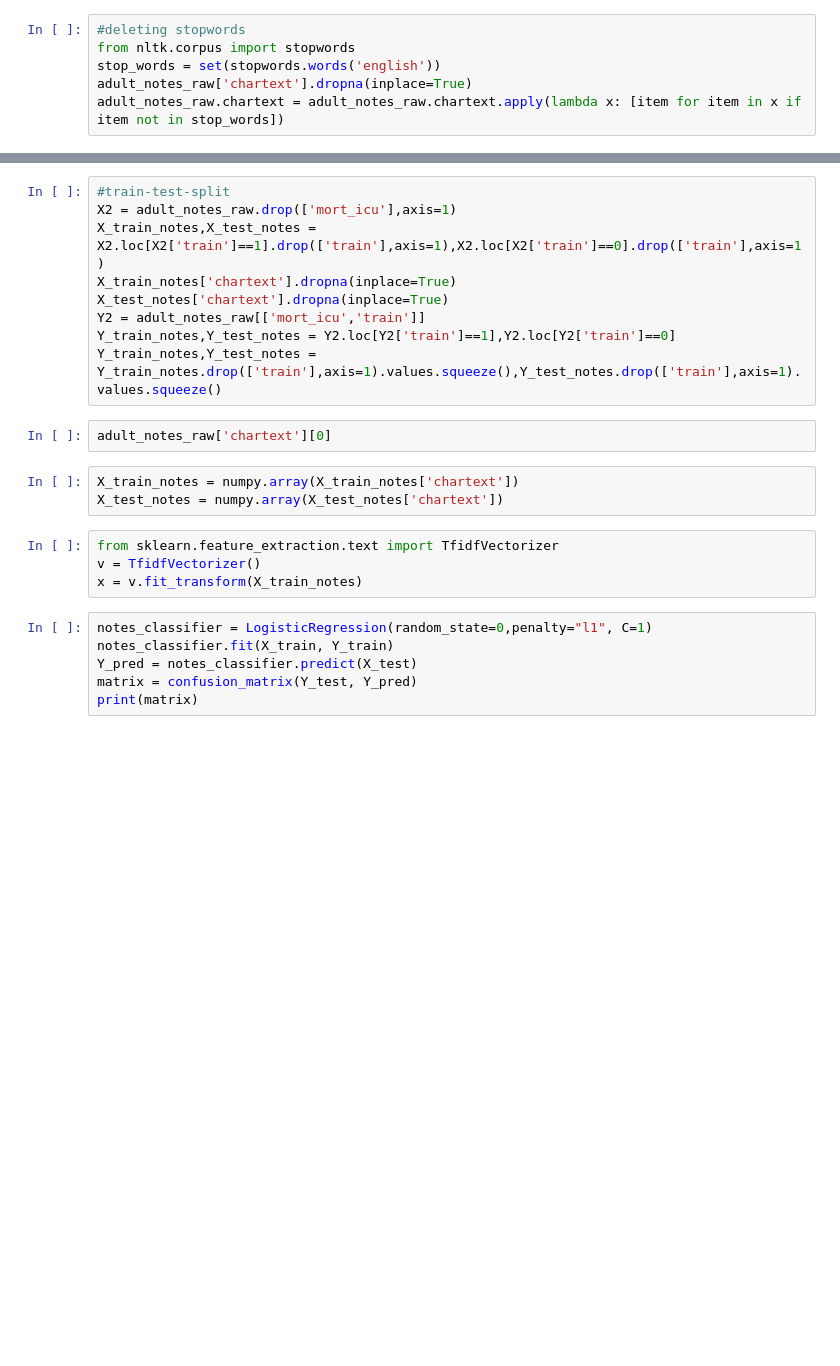
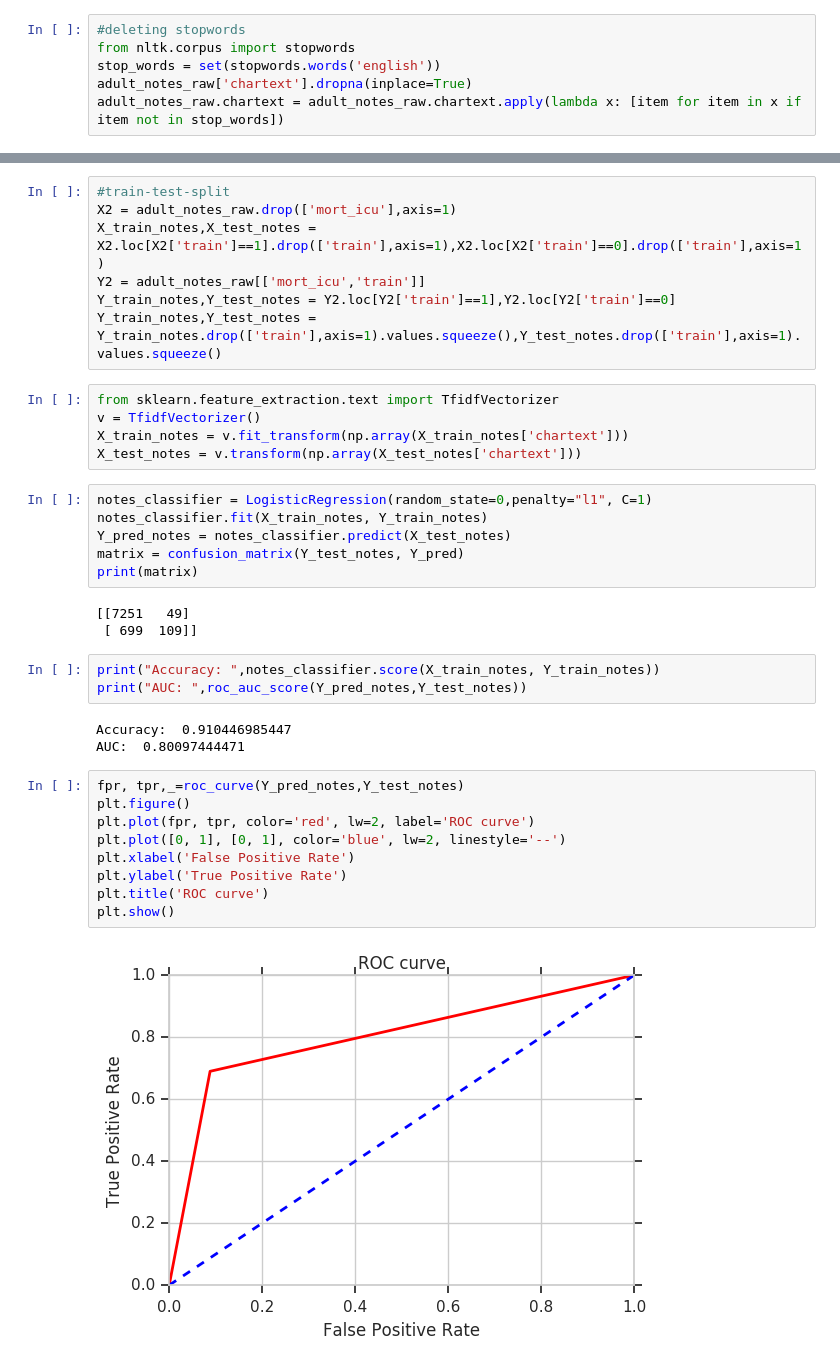
Before and after one commit to mathurp/ML_for_health, a Jupyter notebook: ML_for_health.ipynb, the cells around one changed output, grey strips where cells are left out. Saved outputs shown, nothing was run; the diff lists cells and outputs as text; blank space fills up the shorter version.

```diff
--- a/ML_for_health.ipynb
+++ b/ML_for_health.ipynb
@@ -78,23 +161,37 @@ adult_notes_raw.head()
 #train-test-split
 X2 = adult_notes_raw.drop(['mort_icu'],axis=1)
 X_train_notes,X_test_notes = X2.loc[X2['train']==1].drop(['train'],axis=1),X2.loc[X2['train']==0].drop(['train'],axis=1)
-X_train_notes['chartext'].dropna(inplace=True)
-X_test_notes['chartext'].dropna(inplace=True)
 Y2 = adult_notes_raw[['mort_icu','train']]
 Y_train_notes,Y_test_notes = Y2.loc[Y2['train']==1],Y2.loc[Y2['train']==0]
 Y_train_notes,Y_test_notes = Y_train_notes.drop(['train'],axis=1).values.squeeze(),Y_test_notes.drop(['train'],axis=1).values.squeeze()
-# %%
-adult_notes_raw['chartext'][0]
-# %%
-X_train_notes = numpy.array(X_train_notes['chartext'])
-X_test_notes = numpy.array(X_test_notes['chartext'])
 # %%
 from sklearn.feature_extraction.text import TfidfVectorizer
 v = TfidfVectorizer()
-x = v.fit_transform(X_train_notes)
+X_train_notes = v.fit_transform(np.array(X_train_notes['chartext']))
+X_test_notes = v.transform(np.array(X_test_notes['chartext']))
 # %%
 notes_classifier = LogisticRegression(random_state=0,penalty="l1", C=1)
-notes_classifier.fit(X_train, Y_train)
-Y_pred = notes_classifier.predict(X_test)
-matrix = confusion_matrix(Y_test, Y_pred)
+notes_classifier.fit(X_train_notes, Y_train_notes)
+Y_pred_notes = notes_classifier.predict(X_test_notes)
+matrix = confusion_matrix(Y_test_notes, Y_pred)
 print(matrix)
+# %% [output]
+[[7251   49]
+ [ 699  109]]
+# %%
+print("Accuracy: ",notes_classifier.score(X_train_notes, Y_train_notes))
+print("AUC: ",roc_auc_score(Y_pred_notes,Y_test_notes))
+# %% [output]
+Accuracy:  0.910446985447
+AUC:  0.80097444471
+# %%
+fpr, tpr,_=roc_curve(Y_pred_notes,Y_test_notes)
+plt.figure()
+plt.plot(fpr, tpr, color='red', lw=2, label='ROC curve')
+plt.plot([0, 1], [0, 1], color='blue', lw=2, linestyle='--')
+plt.xlabel('False Positive Rate')
+plt.ylabel('True Positive Rate')
+plt.title('ROC curve')
+plt.show()
+# %% [output]
+[figure, added]
```
Also changed, not shown: parts of 14 cells of this notebook, 1 other file.
